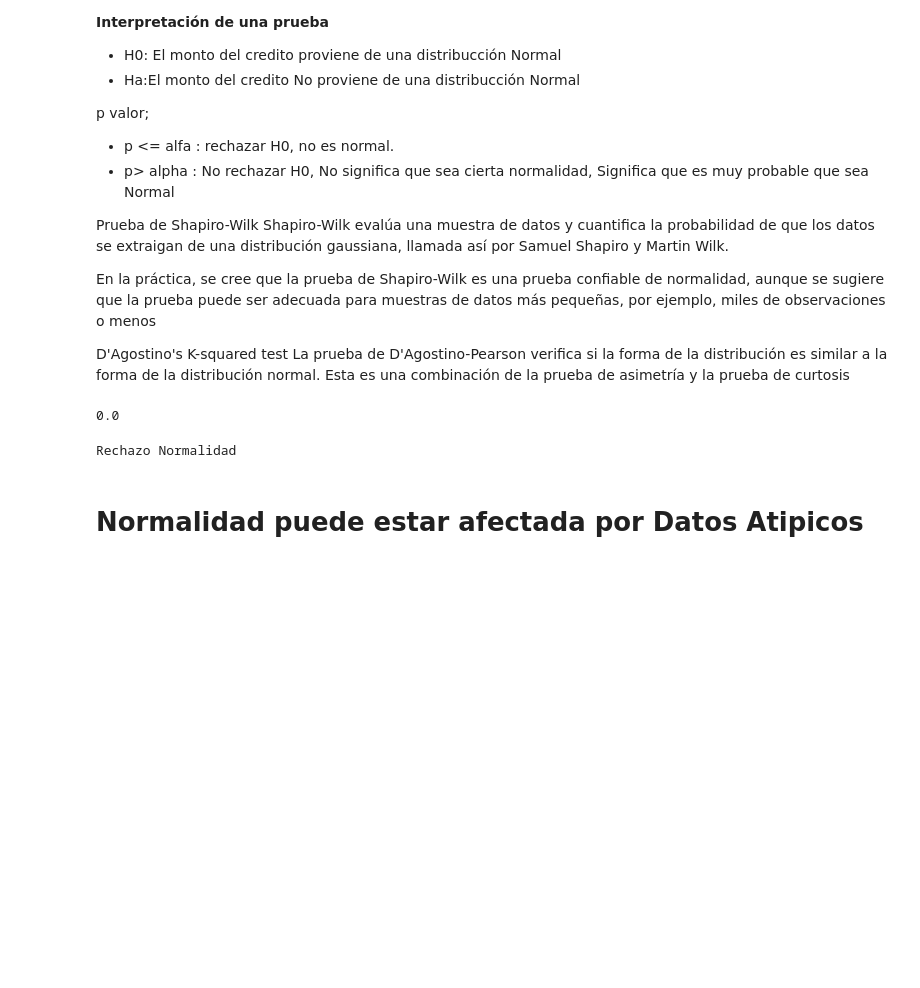
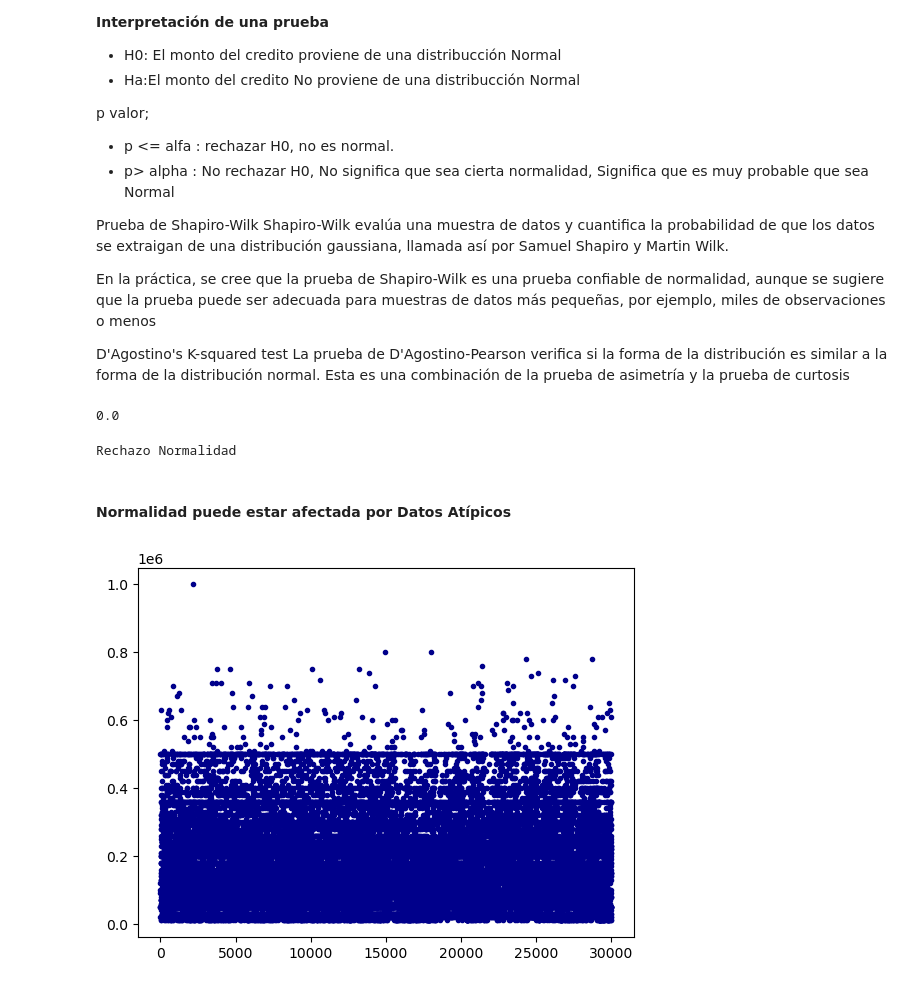
Before and after one commit to Oscar19922017/ModeloCredit2023, a Jupyter notebook: 2_EDA.ipynb, the cells around one changed output. Cells and saved outputs as stored; diff of their text form; code cells hidden in the pictures; blank space fills up the shorter version.

```diff
--- a/2_EDA.ipynb
+++ b/2_EDA.ipynb
@@ -252,4 +264,8 @@ else:
 # %% [output]
 Rechazo Normalidad
 # %% [markdown]
-# **Normalidad puede estar afectada por Datos Atipicos**
+#### **Normalidad puede estar afectada por Datos Atípicos**
+# %%
+plt.plot(valor_credito,".",color="darkblue");
+# %% [output]
+[figure, added]
```
Also changed, not shown: parts of 58 cells of this notebook.
